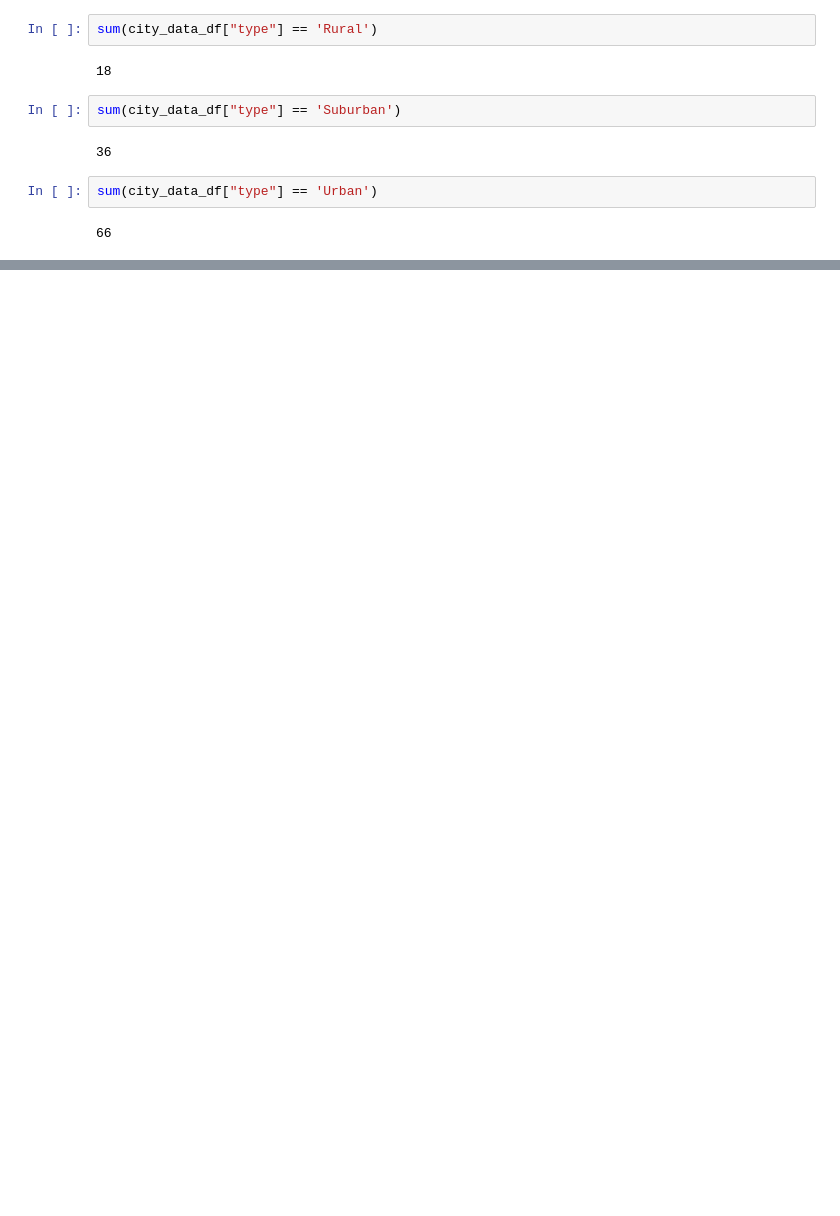
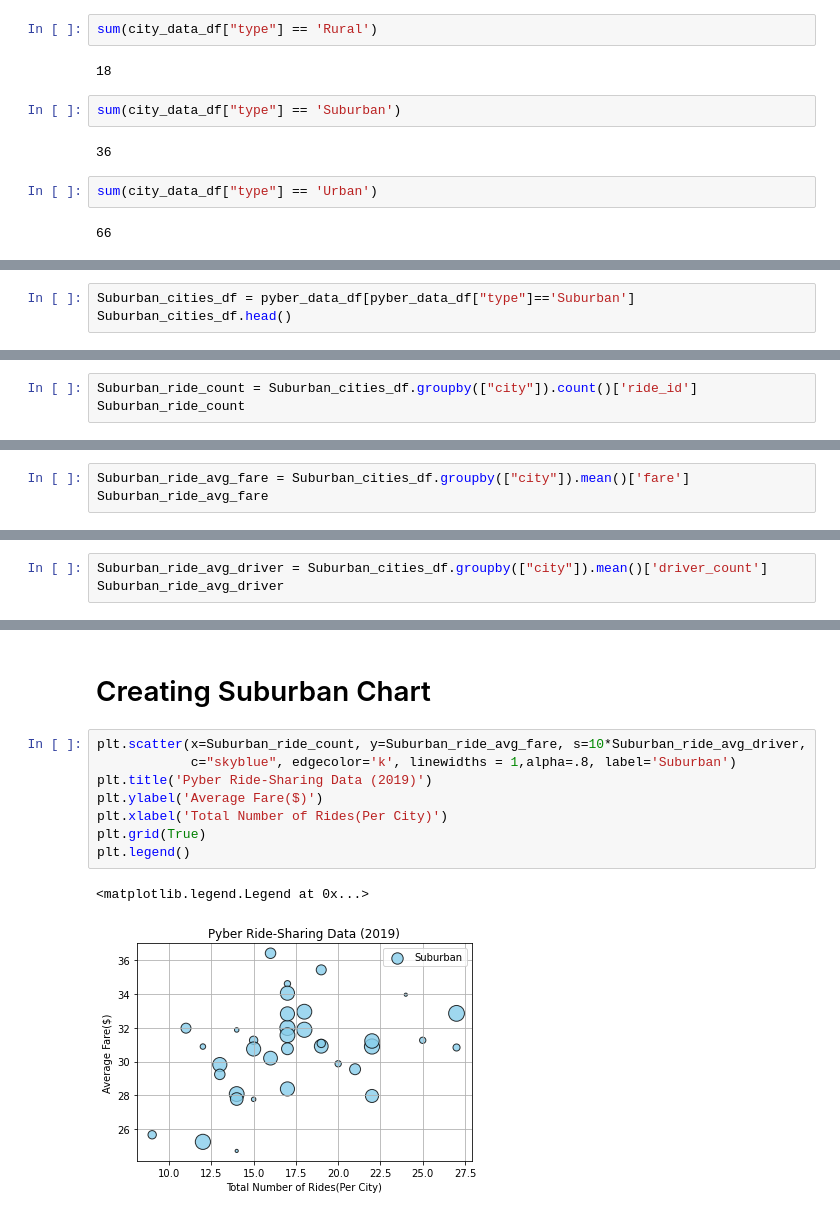
Before and after one commit to Gkmb2390/PyBer_Analysis, a Jupyter notebook: PyBer.ipynb, the cells around one changed output, grey strips where cells are left out. Saved outputs shown, nothing was run; the diff lists cells and outputs as text; blank space fills up the shorter version.

```diff
--- a/PyBer.ipynb
+++ b/PyBer.ipynb
@@ -131,0 +147,3 @@ pyber_data_df.head(10)
+# %%
+Suburban_cities_df = pyber_data_df[pyber_data_df["type"]=='Suburban']
+Suburban_cities_df.head()
@@ -131,0 +198,3 @@ pyber_data_df.head(10)
+# %%
+Suburban_ride_count = Suburban_cities_df.groupby(["city"]).count()['ride_id']
+Suburban_ride_count
@@ -131,0 +260,3 @@ pyber_data_df.head(10)
+# %%
+Suburban_ride_avg_fare = Suburban_cities_df.groupby(["city"]).mean()['fare']
+Suburban_ride_avg_fare
@@ -131,0 +322,3 @@ pyber_data_df.head(10)
+# %%
+Suburban_ride_avg_driver = Suburban_cities_df.groupby(["city"]).mean()['driver_count']
+Suburban_ride_avg_driver
@@ -131,0 +356,13 @@ pyber_data_df.head(10)
+# %% [markdown]
+# Creating Suburban Chart
+# %%
+plt.scatter(x=Suburban_ride_count, y=Suburban_ride_avg_fare, s=10*Suburban_ride_avg_driver,
+            c="skyblue", edgecolor='k', linewidths = 1,alpha=.8, label='Suburban')
+plt.title('Pyber Ride-Sharing Data (2019)')
+plt.ylabel('Average Fare($)')
+plt.xlabel('Total Number of Rides(Per City)')
+plt.grid(True)
+plt.legend()
+# %% [output]
+<matplotlib.legend.Legend at 0x...>
+[figure, added]
```
Also changed, not shown: parts of 26 cells of this notebook.
